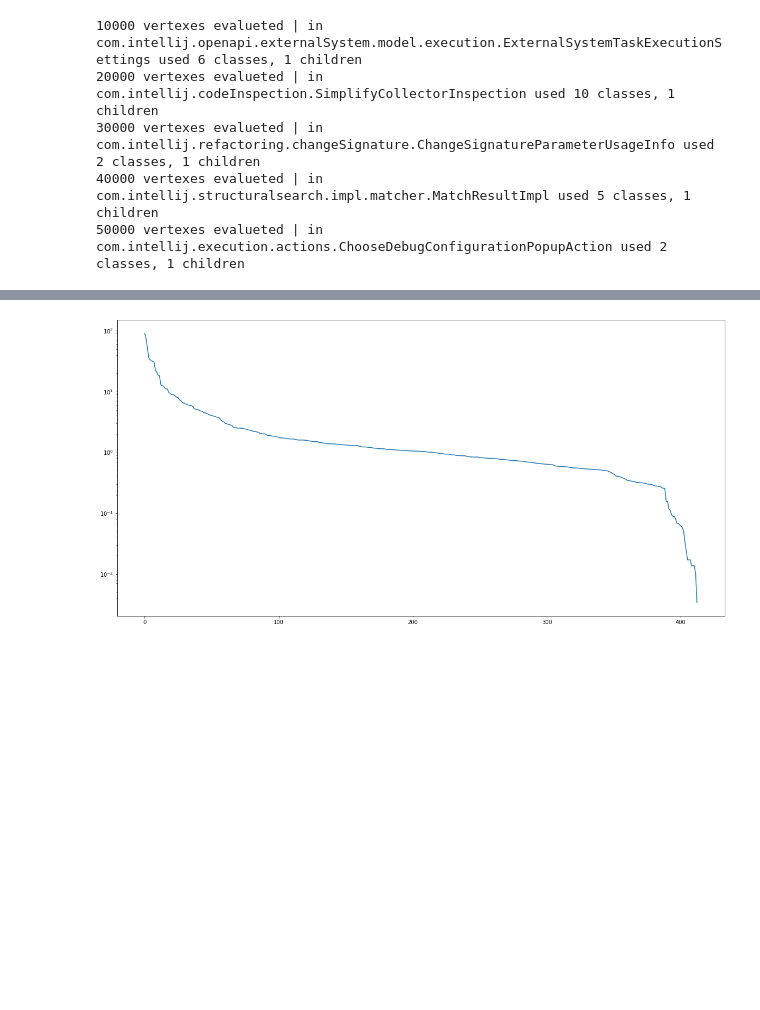
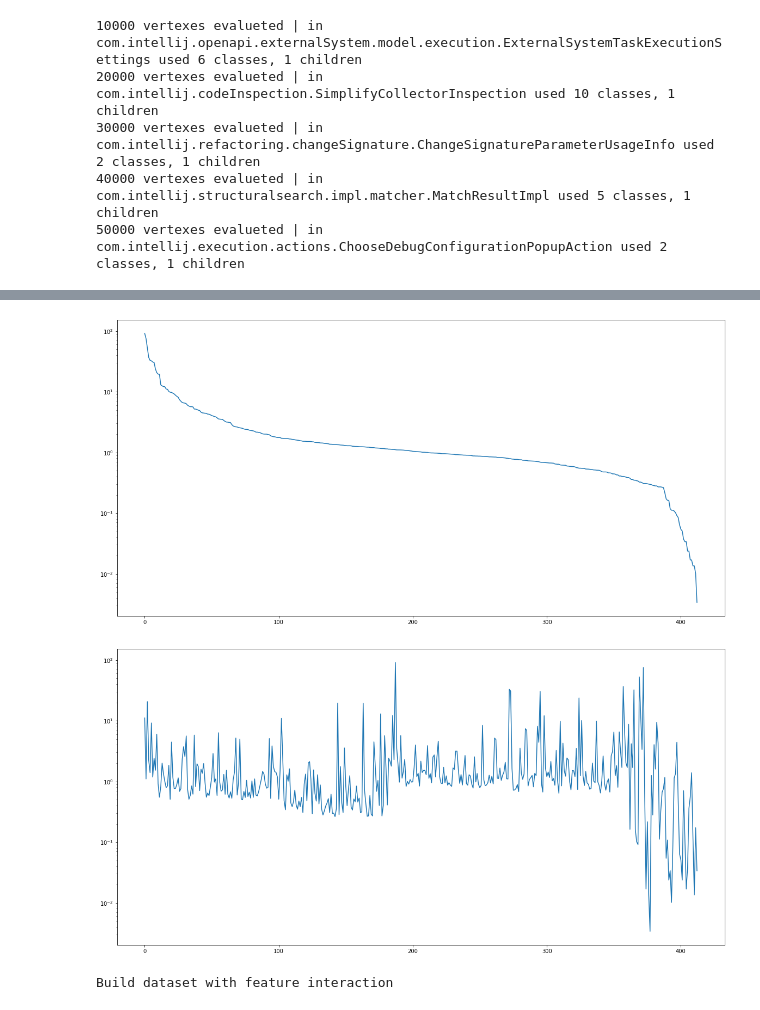
Before and after one commit to turovkv/intellij-class-usages-analysis, a Jupyter notebook: dataset.ipynb, the cells around one changed output, grey strips where cells are left out. Saved outputs shown, nothing was run; the diff lists cells and outputs as text; code cells hidden in the pictures; blank space fills up the shorter version.

```diff
--- a/dataset.ipynb
+++ b/dataset.ipynb
@@ -362,13 +366,18 @@ s_tr.sort_values(ascending=[False]).sum() / df_test.shape[1]
 # %%
-import numpy as np
-from matplotlib import pyplot as plt
-
 plt.figure(figsize=(20, 10))
 plt.plot(np.arange(s_tr.shape[0]), s_tr.sort_values(ascending=[False]).to_list())
 plt.yscale('log')
 plt.show()
+
+plt.figure(figsize=(20, 10))
+plt.plot(np.arange(s_tr.shape[0]), s_tr.to_list())
+plt.yscale('log')
+plt.show()
 # %% [output]
 [figure]
+[figure, added]
 # %%
 print("Build dataset with feature interaction")
-assert False
+# assert False
+# %% [output]
+Build dataset with feature interaction
```
Also changed, not shown: parts of 30 cells of this notebook, 3 other files.
